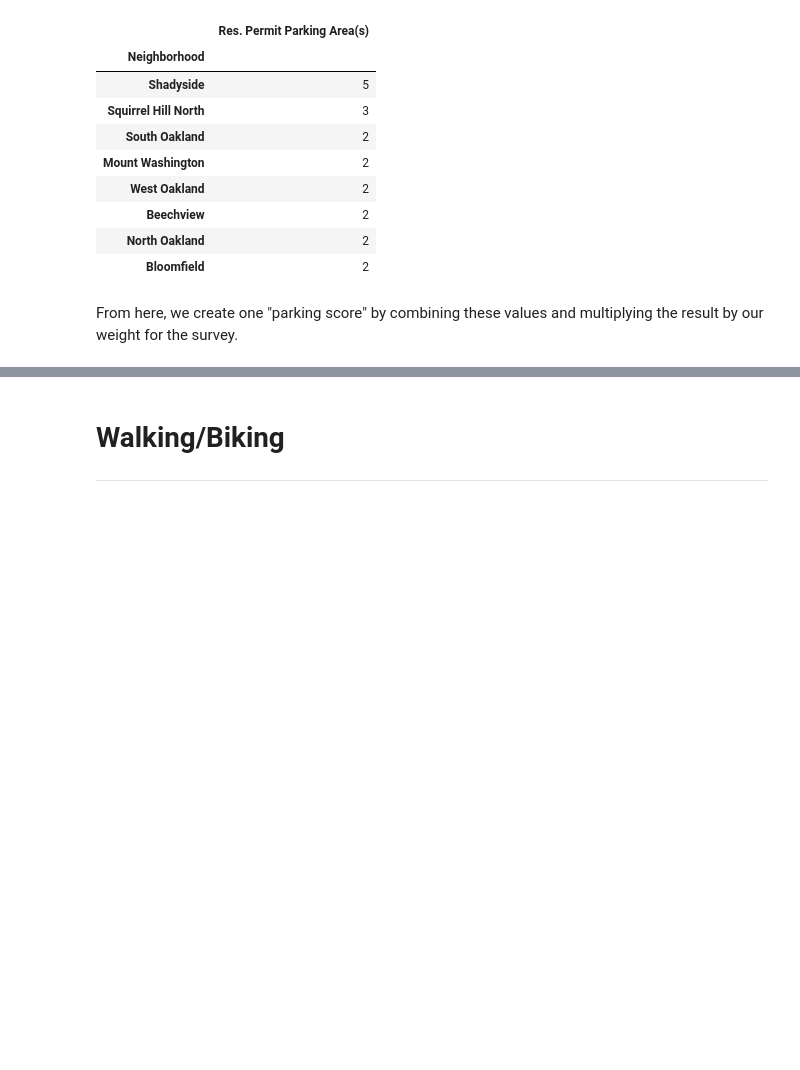
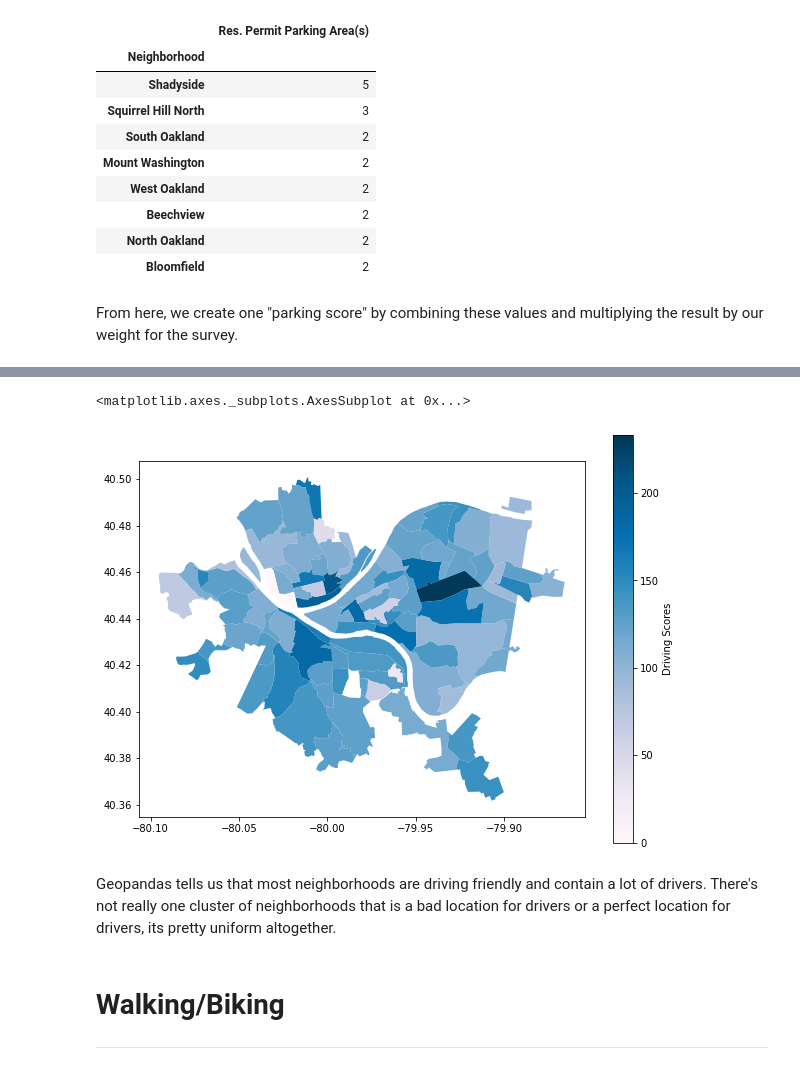
Before and after one commit to Nick0306/Big_Ideas_Final_Project, a Jupyter notebook: Dataset Notebooks/Transportation.ipynb, the cells around one changed output, grey strips where cells are left out. Drawn from its saved outputs; the diff is of its cells as text; code cells hidden in the pictures; blank space fills up the shorter version.

```diff
--- a/Dataset Notebooks/Transportation.ipynb
+++ b/Dataset Notebooks/Transportation.ipynb
@@ -146,6 +160,21 @@ driving_scores.sort_values(by=['Driving Scores'], ascending = False).head(8)
 | Bloomfield | 62.952646 | 40 | 42 | 181.607338 |
 | South Oakland | 52.646240 | 40 | 46.6 | 174.457932 |
 | Squirrel Hill North | 30.222841 | 60 | 47.5 | 172.549307 |
+# %%
+# Geopandas representation
+scores2 = driving_scores.groupby("Neighborhood").sum()['Driving Scores']
+driving_map = neighborhoods.merge(scores2, how='left', left_on='hood', right_on='Neighborhood')
+driving_map.plot(column='Driving Scores',
+                  cmap='PuBu',
+                  figsize=(10,7.5),
+                  legend=True,
+                  legend_kwds={'label':"Driving Scores"}
+                  )
+# %% [output]
+<matplotlib.axes._subplots.AxesSubplot at 0x...>
+[figure, added]
+# %% [markdown]
+Geopandas tells us that most neighborhoods are driving friendly and contain a lot of drivers. There's not really one cluster of neighborhoods that is a bad location for drivers or a perfect location for drivers, its pretty uniform altogether.
 # %% [markdown]
 # Walking/Biking
 - - -
```
Also changed, not shown: parts of 6 cells of this notebook.
